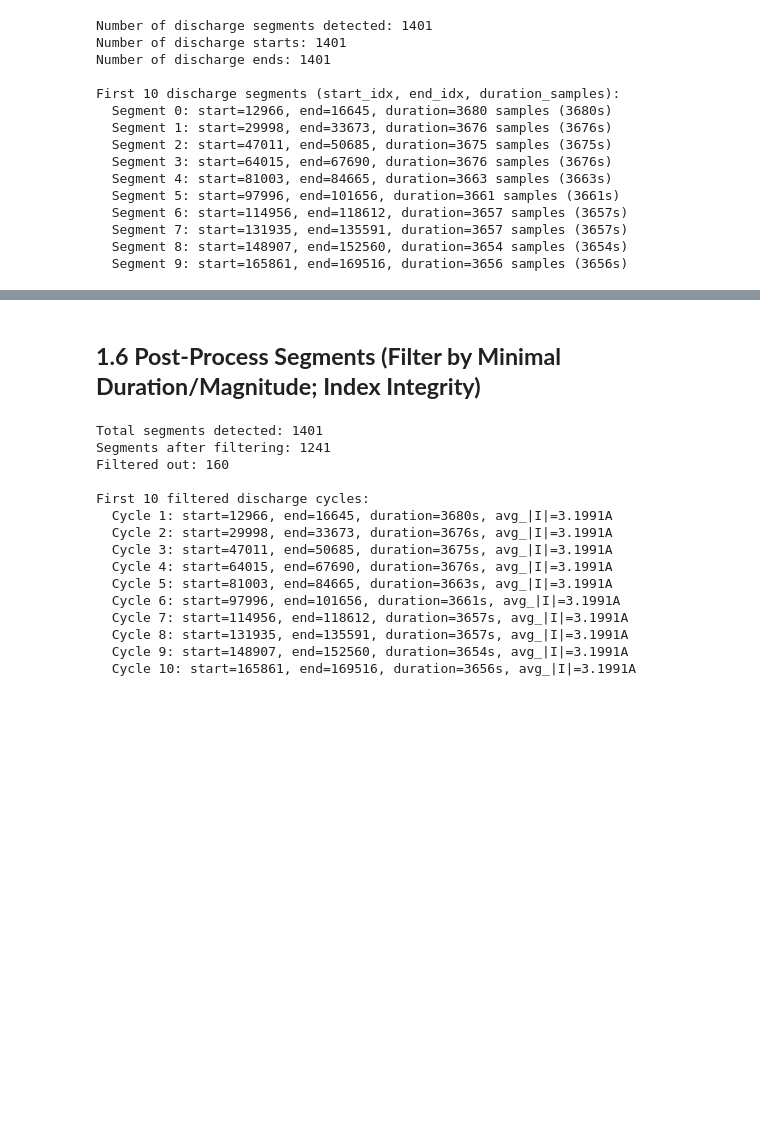
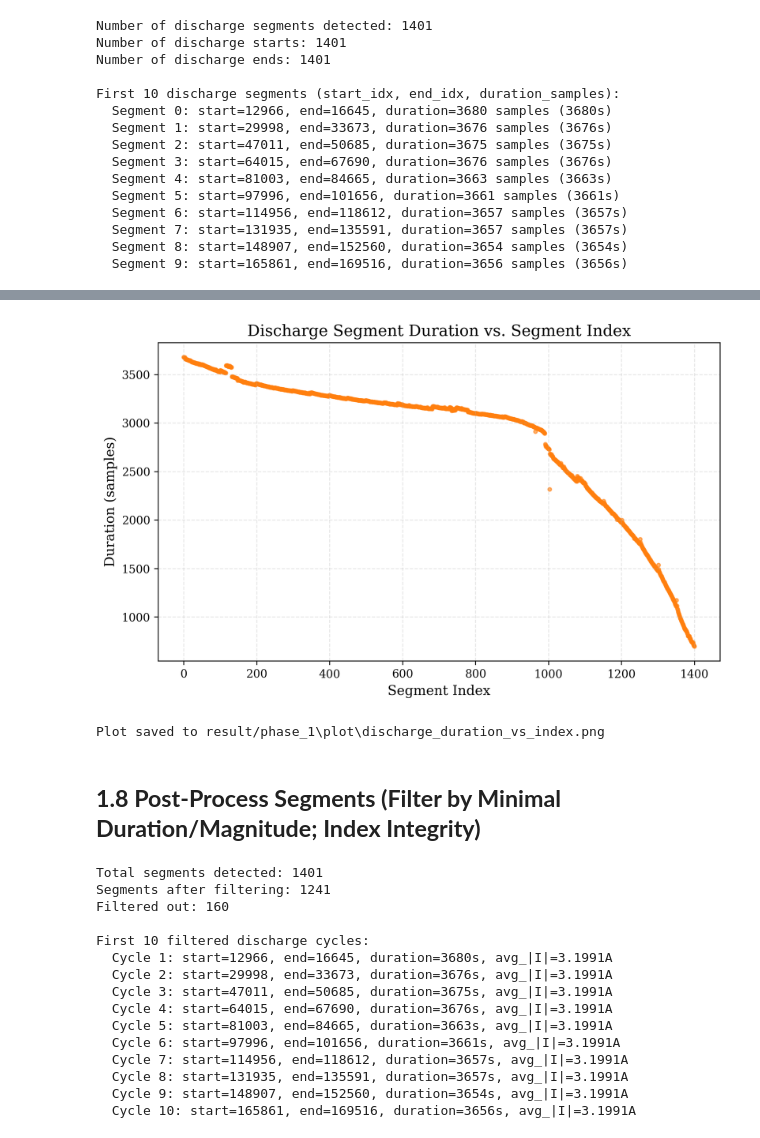
Before and after one commit to 1bytess/quantum-ocsvm-battery-anomaly-detection, a Jupyter notebook: phase_1_data_processing_segmentation.ipynb, the cells around one changed output, grey strips where cells are left out. Cells and saved outputs as stored; diff of their text form; code cells hidden in the pictures; blank space fills up the shorter version.

```diff
--- a/phase_1_data_processing_segmentation.ipynb
+++ b/phase_1_data_processing_segmentation.ipynb
@@ -148,3 +261,18 @@ First 10 discharge segments (start_idx, end_idx, duration_samples):
+# %%
+plt.figure(figsize=(8, 5))
+plt.scatter(range(len(segment_durations)), segment_durations, s=10, alpha=0.6, color='tab:orange')
+plt.xlabel('Segment Index')
+plt.ylabel('Duration (samples)')
+plt.title('Discharge Segment Duration vs. Segment Index')
+plt.grid(True, alpha=0.3, linestyle='--')
+plt.tight_layout()
+plt.savefig(os.path.join(PLOT_DIR, "discharge_duration_vs_index.png"), bbox_inches='tight')
+plt.show()
+
+print(f"Plot saved to {os.path.join(PLOT_DIR, 'discharge_duration_vs_index.png')}")
+# %% [output]
+[figure, added]
+Plot saved to result/phase_1\plot\discharge_duration_vs_index.png
 # %% [markdown]
-## **1.6 Post-Process Segments (Filter by Minimal Duration/Magnitude; Index Integrity)**
+## **1.8 Post-Process Segments (Filter by Minimal Duration/Magnitude; Index Integrity)**
 # %%
```
Also changed, not shown: parts of 14 cells of this notebook, 21 other files.
